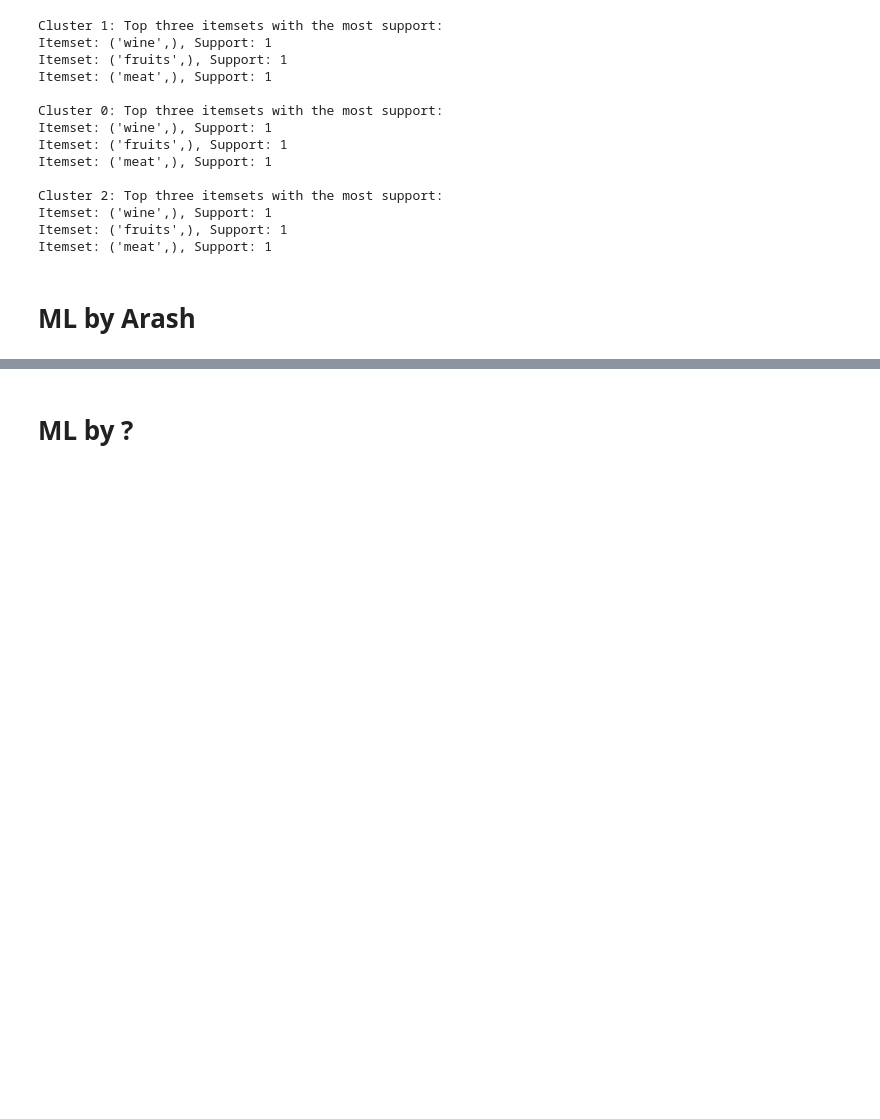
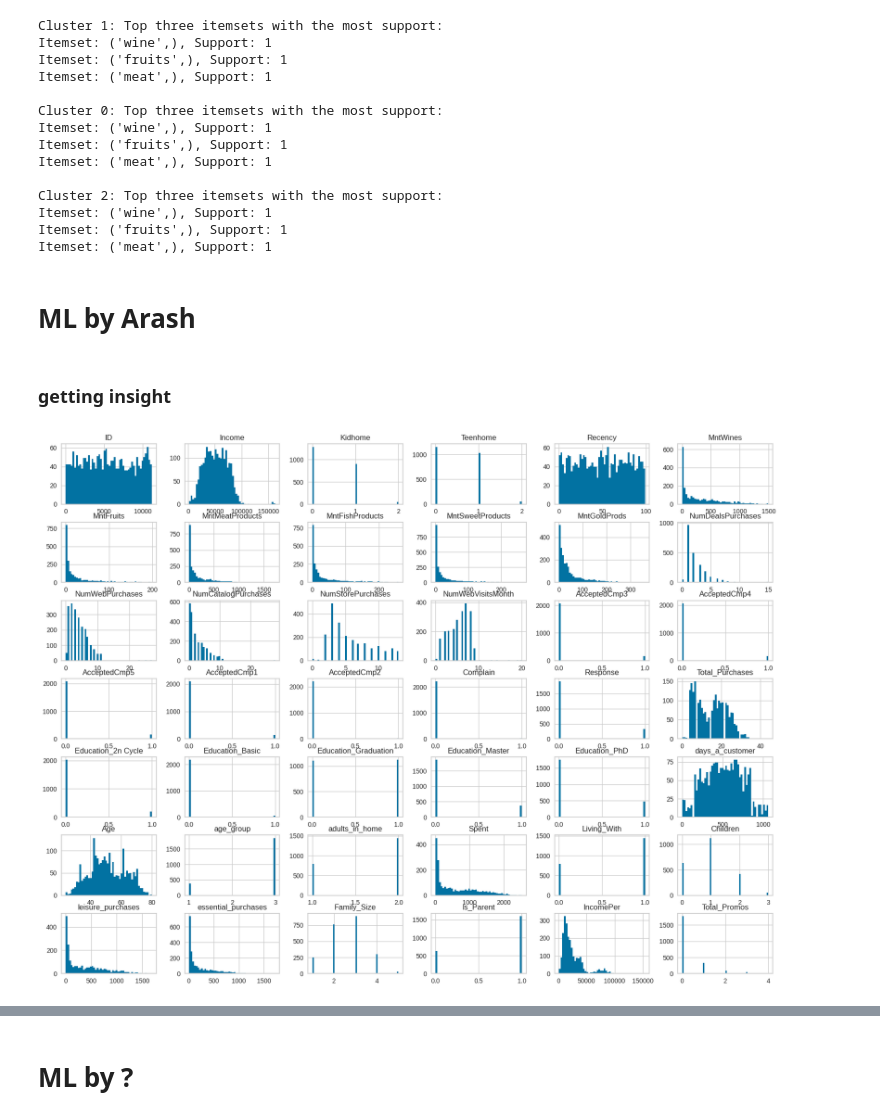
Before and after one commit to Mobusshar/data-mining-project-msc-oulu-2024, a Jupyter notebook: main_code.ipynb, the cells around one changed output, grey strips where cells are left out. Cells and saved outputs as stored; diff of their text form; code cells hidden in the pictures; blank space fills up the shorter version.

```diff
--- a/main_code.ipynb
+++ b/main_code.ipynb
@@ -735,5 +742,12 @@ Itemset: ('meat',), Support: 1
 # %%
 df01['Living_With']=LE.fit_transform(df01['Living_With'])
+# %% [markdown]
+### getting insight
+# %%
+df01.hist(bins=50, figsize=(20,15))
+plt.show()
+# %% [output]
+[figure, added]
 # %%
 df01.columns
 # %% [output]
```
Also changed, not shown: parts of 48 cells of this notebook.
